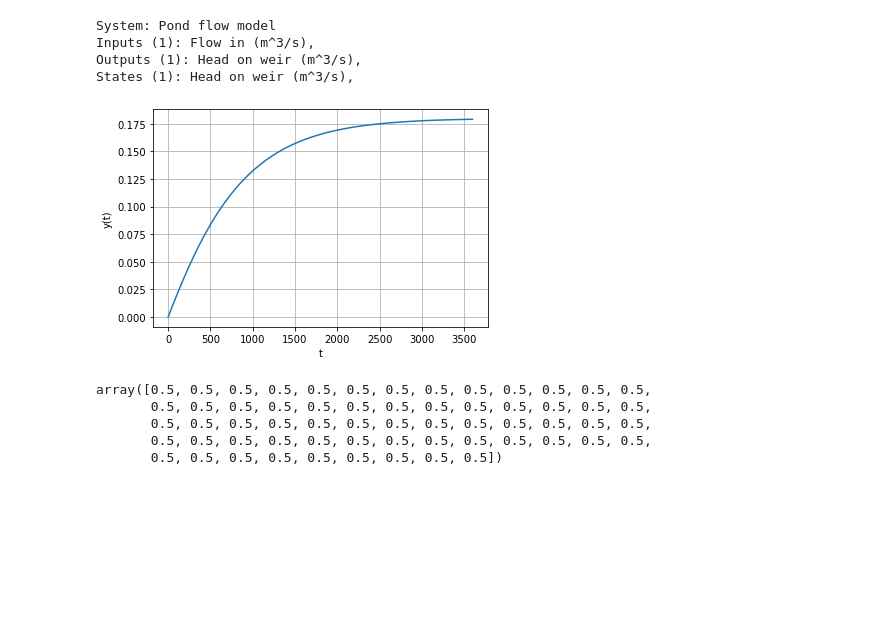
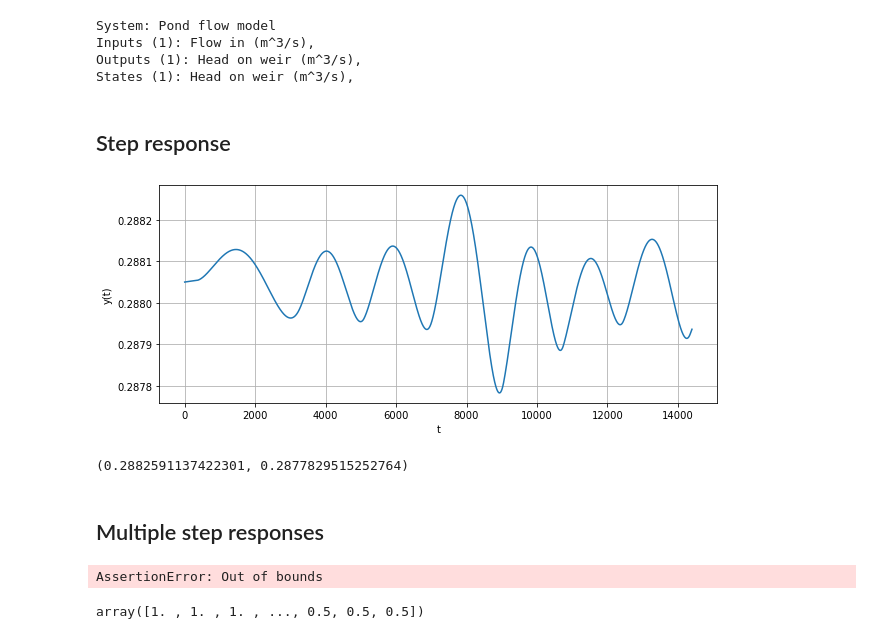
Before and after one commit to billtubbs/nl-sys-id, a Jupyter notebook: Pond-System-Simulation-with-Python-Control.ipynb, the cells around one changed output. Drawn from its saved outputs; the diff is of its cells as text; code cells hidden in the pictures; blank space fills up the shorter version.

Commit message:
Figuring out problem with io-response

```diff
--- a/Pond-System-Simulation-with-Python-Control.ipynb
+++ b/Pond-System-Simulation-with-Python-Control.ipynb
@@ -58,25 +58,63 @@ System: Pond flow model
 Inputs (1): Flow in (m^3/s),
 Outputs (1): Head on weir (m^3/s),
 States (1): Head on weir (m^3/s),
+# %% [markdown]
+## Step response
+# %%
+nT = 1800*4
+Ts = 2
+T = Ts*np.arange(0, nT+1)
+t_step = 500
+
+U = np.full(T.shape, u_nop[0], dtype=float)
+U[T >= t_step] = u_nop[0] + 0
+x0 = x_nop  # initial head
+assert(U.shape == T.shape)
+sim_out = input_output_response(sys, T, [U], x0, params=params)
+y_resp = sim_out.y[0, :]
+
+plt.figure(figsize=(10, 4))
+plt.plot(T, y_resp)
+#plt.ylim([0, 0.6])
+plt.xlabel('t')
+plt.ylabel('y(t)')
+plt.grid()
+plt.show()
+# %% [output]
+[figure, added]
+# %%
+y_resp.max(), y_resp.min()
+# %% [output]
+(0.2882591137422301, 0.2877829515252764)
+# %% [markdown]
+## Multiple step responses
 # %%
-T = np.linspace(0, 60*60, 61)
-U = np.zeros(T.shape, dtype=float)
-U[T >= 0] = 0.5
-x0 = [0]  # initial head
-assert(U.shape == T.shape)
-sim_out = input_output_response(sys, T, [U], x0, params=params)
+nT = 1800
+Ts = 2
+T = Ts*np.arange(0, nT+1)
+t_step = 500
 
-plt.plot(sim_out.t, sim_out.y[0, :])
+y_resp = {}
+for du in [-0.5, -0.25, 0, 0.25, 0.5]:
+    U = np.full(T.shape, u_nop[0], dtype=float)
+    U[T >= t_step] = u_nop[0] + du
+    x0 = x_nop  # initial head
+    assert(U.shape == T.shape)
+    sim_out = input_output_response(sys, T, [U], x0, params=params)
+    y_resp[du] = sim_out.y[0, :]
+
+plt.figure(figsize=(10, 4))
+for du, y in y_resp.items():
+    plt.plot(sim_out.t, y, label=f"du = {du}")
+#plt.ylim([0, 0.6])
 plt.xlabel('t')
 plt.ylabel('y(t)')
 plt.grid()
+plt.legend()
+plt.show()
 # %% [output]
-[figure, removed]
+AssertionError: Out of bounds
-# %%
-U
-# %% [output]
-array([0.5, 0.5, 0.5, 0.5, 0.5, 0.5, 0.5, 0.5, 0.5, 0.5, 0.5, 0.5, 0.5,
-       0.5, 0.5, 0.5, 0.5, 0.5, 0.5, 0.5, 0.5, 0.5, 0.5, 0.5, 0.5, 0.5,
-       0.5, 0.5, 0.5, 0.5, 0.5, 0.5, 0.5, 0.5, 0.5, 0.5, 0.5, 0.5, 0.5,
-       0.5, 0.5, 0.5, 0.5, 0.5, 0.5, 0.5, 0.5, 0.5, 0.5, 0.5, 0.5, 0.5,
-       0.5, 0.5, 0.5, 0.5, 0.5, 0.5, 0.5, 0.5, 0.5])
+# %%
+U
+# %% [output]
+array([1. , 1. , 1. , ..., 0.5, 0.5, 0.5])
```
